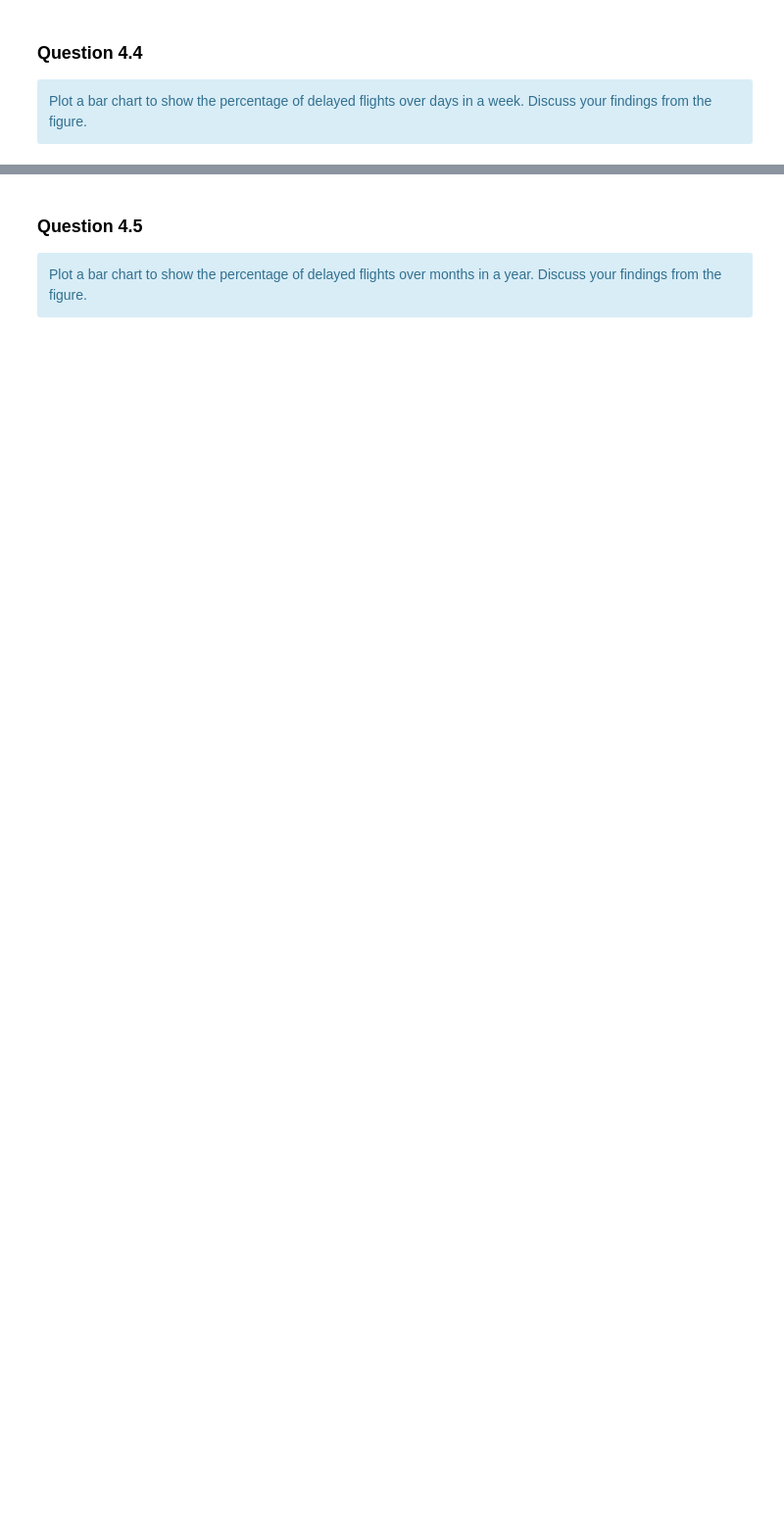
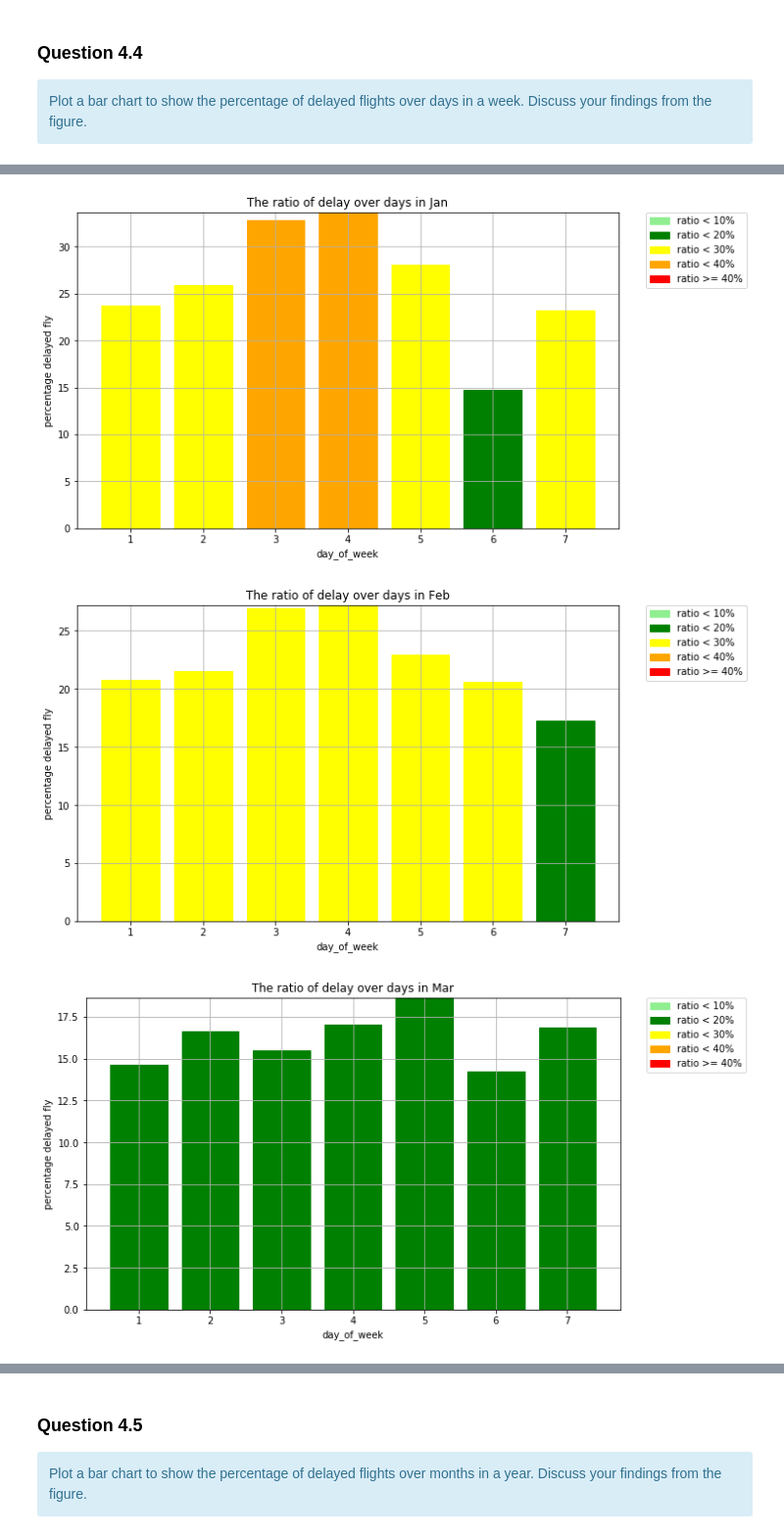
Before and after one commit to spapicchio/Distributed-System-And-Cloud-Computing, a Jupyter notebook: Labs/SPARSQL.ipynb, the cells around one changed output, grey strips where cells are left out. Shown at 98% size. Drawn from its saved outputs; the diff is of its cells as text; code cells hidden in the pictures; blank space fills up the shorter version.

```diff
--- a/Labs/SPARSQL.ipynb
+++ b/Labs/SPARSQL.ipynb
@@ -1141,3 +1333,15 @@ Plot a bar chart to show the percentage of delayed flights over days in a month.
 <div class="alert alert-info">
 Plot a bar chart to show the percentage of delayed flights over days in a week. Discuss your findings from the figure.
 </div>
+# %%
+percent_delay_per_dayWeek = (delayed_flight
+                                 .groupby('month', 'day_of_week').sum('map_delay', 'tot')
+                                 .withColumnRenamed('sum(map_delay)', 'sum_delay')
+                                 .withColumnRenamed('sum(tot)', 'sum_tot')
+
+                                 .selectExpr('month', 'day_of_week', 'double(sum_delay/sum_tot)*100 as percentage')
+
+                                 .orderBy('month', 'day_of_week')
+                            )
+
+percent_delay_per_dayWeek.show(31)
@@ -1143,0 +1366,3 @@ Plot a bar chart to show the percentage of delayed flights over days in a week.
+# %%
+pdf_month_week_percent = pd.DataFrame(data = percent_delay_per_dayWeek.collect())
+pdf_month_week_percent.head()
@@ -1143,0 +1376,10 @@ Plot a bar chart to show the percentage of delayed flights over days in a week.
+# %%
+month= ['Jan', 'Feb', 'Mar', 'Apr', 'May', 'Jun', 'Jul','Aug', 'Sep', 'Oct', 'Nov', 'Dec']
+for i in range(1,13):
+    pdf = pdf_month_week_percent[pdf_month_week_percent[0] == i][[1,2]]
+
+    plot_day_over_month(pdf, month[i-1], 'day_of_week')
+# %% [output]
+[figure, added]
+[figure, added]
+[figure, added]
```
Also changed, not shown: parts of 24 cells of this notebook.
